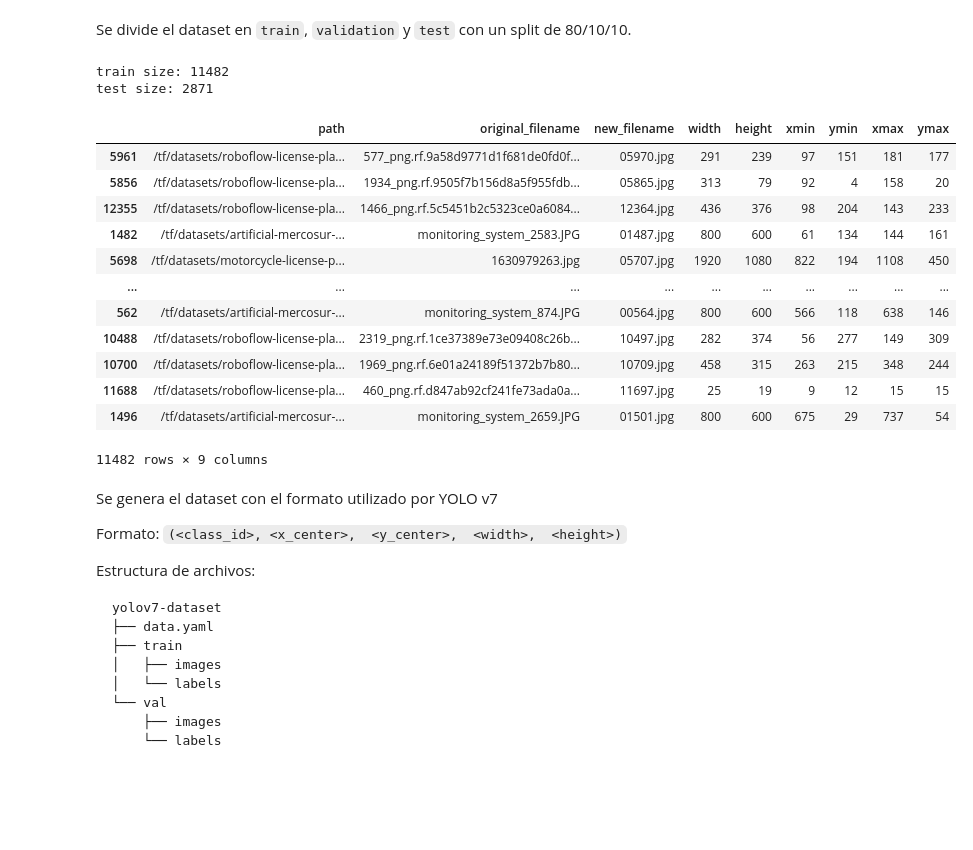
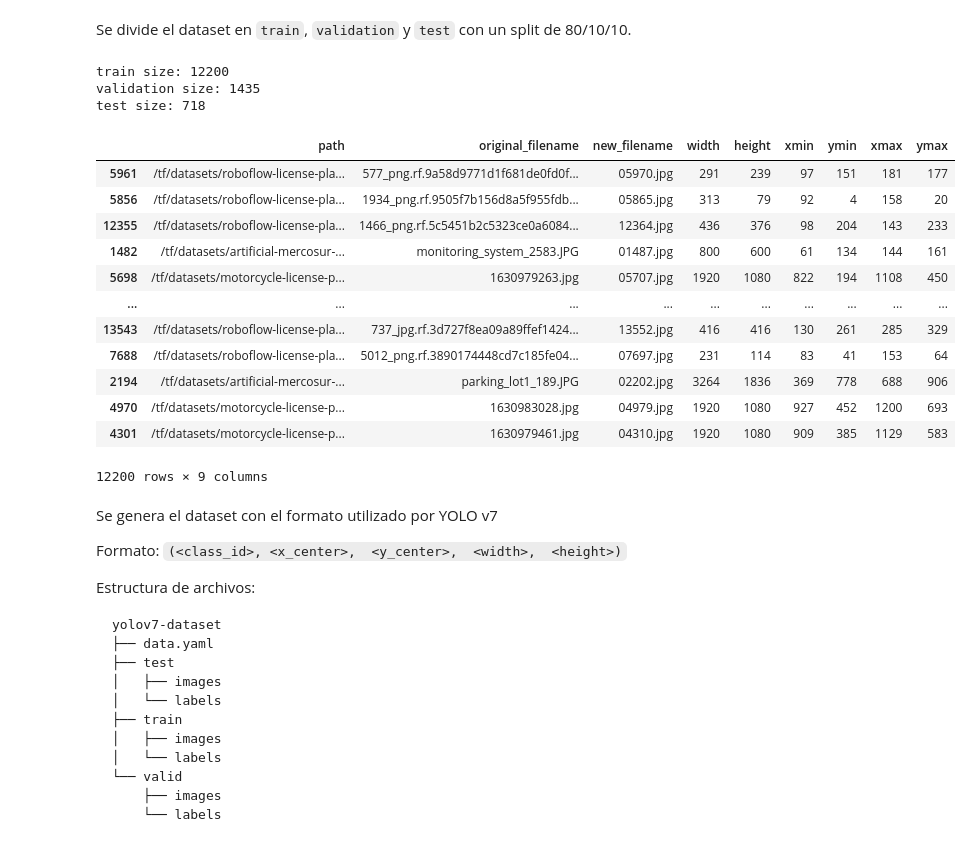
Before and after one commit to achurichi/CEIA, a Jupyter notebook: computer-vision-2/tp-final/dataset-processing.ipynb, the cells around one changed output. Cells and saved outputs as stored; diff of their text form; code cells hidden in the pictures; blank space fills up the shorter version.

Commit message:
Add training notebooks

````diff
--- a/computer-vision-2/tp-final/dataset-processing.ipynb
+++ b/computer-vision-2/tp-final/dataset-processing.ipynb
@@ -479,38 +482,43 @@ Se divide el dataset en `train`, `validation` y `test` con un split de 80/10/10.
 # %%
 indices = [idx for idx in df.index]
 np.random.seed(SEED)
 np.random.shuffle(indices)
 
-train_end = int(0.8 * len(df))
+train_end = int(0.85 * len(df))
+val_end = int(0.95 * len(df))
 
 train_indices = indices[:train_end]
-test_indices = indices[train_end:]
+val_indices = indices[train_end:val_end]
+test_indices = indices[val_end:]
 
 splitted_df = {
     "train": df.iloc[train_indices],
+    "val": df.iloc[val_indices],
     "test": df.iloc[test_indices],
 }
 
 print(f"train size: {len(train_indices)}")
+print(f"validation size: {len(val_indices)}")
 print(f"test size: {len(test_indices)}")
 
 splitted_df["train"]
 # %% [output]
-train size: 11482
-test size: 2871
+train size: 12200
+validation size: 1435
+test size: 718
 |  | path | original_filename | new_filename | width | height | xmin | ymin | xmax | ymax |
 | 5961 | /tf/datasets/roboflow-license-pla... | 577_png.rf.9a58d9771d1f681de0fd0f... | 05970.jpg | 291 | 239 | 97 | 151 | 181 | 177 |
 | 5856 | /tf/datasets/roboflow-license-pla... | 1934_png.rf.9505f7b156d8a5f955fdb... | 05865.jpg | 313 | 79 | 92 | 4 | 158 | 20 |
 | 12355 | /tf/datasets/roboflow-license-pla... | 1466_png.rf.5c5451b2c5323ce0a6084... | 12364.jpg | 436 | 376 | 98 | 204 | 143 | 233 |
 | 1482 | /tf/datasets/artificial-mercosur-... | monitoring_system_2583.JPG | 01487.jpg | 800 | 600 | 61 | 134 | 144 | 161 |
 | 5698 | /tf/datasets/motorcycle-license-p... | 1630979263.jpg | 05707.jpg | 1920 | 1080 | 822 | 194 | 1108 | 450 |
 | ... | ... | ... | ... | ... | ... | ... | ... | ... | ... |
-| 562 | /tf/datasets/artificial-mercosur-... | monitoring_system_874.JPG | 00564.jpg | 800 | 600 | 566 | 118 | 638 | 146 |
-| 10488 | /tf/datasets/roboflow-license-pla... | 2319_png.rf.1ce37389e73e09408c26b... | 10497.jpg | 282 | 374 | 56 | 277 | 149 | 309 |
-| 10700 | /tf/datasets/roboflow-license-pla... | 1969_png.rf.6e01a24189f51372b7b80... | 10709.jpg | 458 | 315 | 263 | 215 | 348 | 244 |
-| 11688 | /tf/datasets/roboflow-license-pla... | 460_png.rf.d847ab92cf241fe73ada0a... | 11697.jpg | 25 | 19 | 9 | 12 | 15 | 15 |
-| 1496 | /tf/datasets/artificial-mercosur-... | monitoring_system_2659.JPG | 01501.jpg | 800 | 600 | 675 | 29 | 737 | 54 |
+| 13543 | /tf/datasets/roboflow-license-pla... | 737_jpg.rf.3d727f8ea09a89ffef1424... | 13552.jpg | 416 | 416 | 130 | 261 | 285 | 329 |
+| 7688 | /tf/datasets/roboflow-license-pla... | 5012_png.rf.3890174448cd7c185fe04... | 07697.jpg | 231 | 114 | 83 | 41 | 153 | 64 |
+| 2194 | /tf/datasets/artificial-mercosur-... | parking_lot1_189.JPG | 02202.jpg | 3264 | 1836 | 369 | 778 | 688 | 906 |
+| 4970 | /tf/datasets/motorcycle-license-p... | 1630983028.jpg | 04979.jpg | 1920 | 1080 | 927 | 452 | 1200 | 693 |
+| 4301 | /tf/datasets/motorcycle-license-p... | 1630979461.jpg | 04310.jpg | 1920 | 1080 | 909 | 385 | 1129 | 583 |
-11482 rows × 9 columns
+12200 rows × 9 columns
 # %% [markdown]
 Se genera el dataset con el formato utilizado por YOLO v7
 
@@ -521,10 +529,13 @@ Estructura de archivos:
 ```
 yolov7-dataset
 ├── data.yaml
+├── test
+│   ├── images
+│   └── labels
 ├── train
-│   ├── images
-│   └── labels
-└── val
+│   ├── images
+│   └── labels
+└── valid
     ├── images
     └── labels
 ```
````
Also changed, not shown: parts of 7 cells of this notebook, 3 other files.
